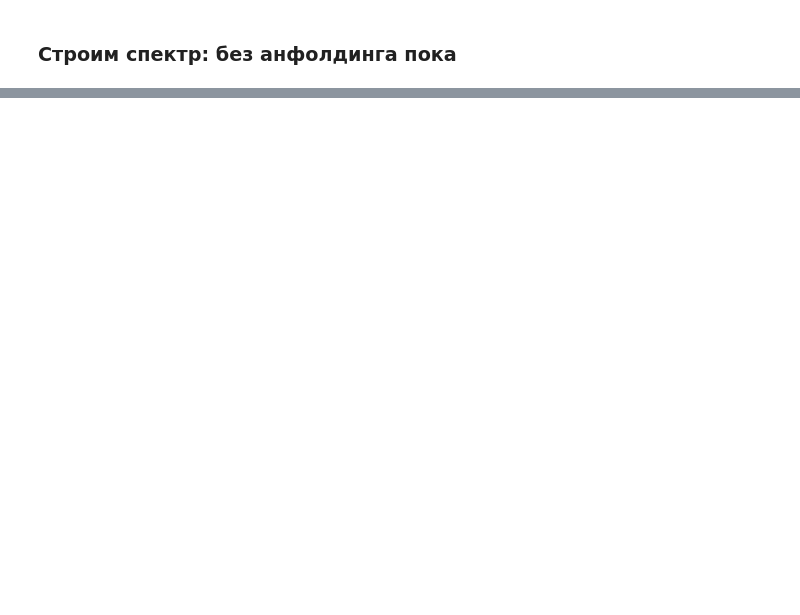
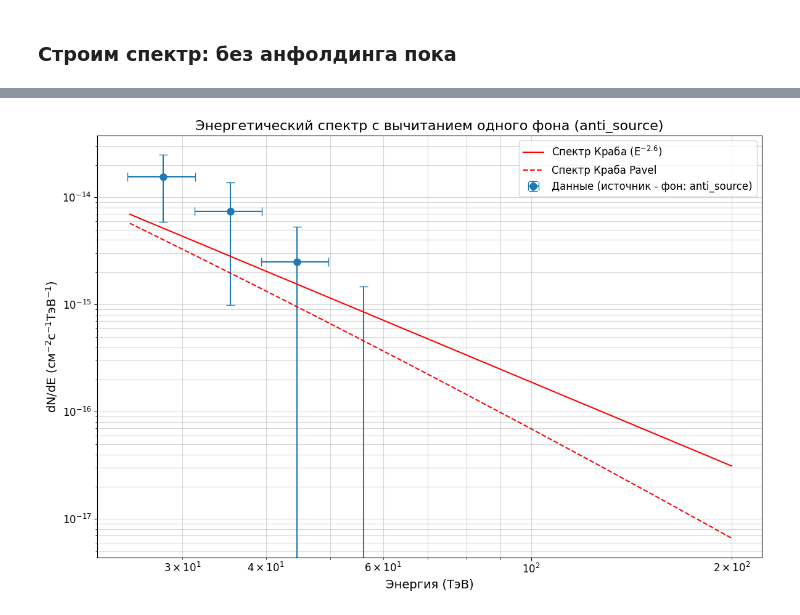
Before and after one commit to Alexandra-mipt/TAIGA, a Jupyter notebook: Гамма-адронное разделение-Copy1.ipynb, the cells around one changed output, grey strips where cells are left out. Saved outputs shown, nothing was run; the diff lists cells and outputs as text; code cells hidden in the pictures; blank space fills up the shorter version.

```diff
--- a/Гамма-адронное разделение-Copy1.ipynb
+++ b/Гамма-адронное разделение-Copy1.ipynb
@@ -1214,0 +1437,74 @@ exp_data.head(10).style
+# %%
+# Новая функция для расчета спектра с ОДНИМ фон
+
+# from scipy.stats import binned_statistic
+
+def calculate_spectrum_with_single_background(source_data, background_df, energy_bins, eff_area, observation_time):
+    # Число событий источника и фона в бинах
+    counts_on, bin_edges = np.histogram(source_data['reconstructed_energy'], bins=energy_bins)
+    counts_bg, _ = np.histogram(background_df['reconstructed_energy'], bins=energy_bins)
+
+    # Чистые сигнальные события (простое вычитание фона)
+    signal_counts = counts_on - counts_bg
+
+    dE = np.diff(energy_bins)
+    print('ON:', counts_on)
+    print('OFF:', counts_bg)
+
+    # Дифференциальный поток (dN/dE)
+    flux = signal_counts / (eff_area * 10**4 * observation_time * dE)
+
+    # Ошибки (статистика источника + фона)
+    flux_errors = np.sqrt(counts_on + counts_bg) / (eff_area * 10**4 * observation_time * dE)
+
+    return flux, flux_errors, counts_bg, counts_on
+
+energy_bins = np.logspace(np.log10(25), np.log10(200), 10)  # от 25 до 200 ТэВ
+
+# Расчет эффективной площади
+eff_area = calculate_effective_area(
+    df_hill_sel,  # события из моделирования после триггера телескопа
+    df_all,       # все смоделированные события
+    energy_bins
+)
+
+print('eff_area:', eff_area)
+
+# Расчет спектра с ОДНИМ фоновым регионом
+flux, flux_errors, bg_counts, sg_counts = calculate_spectrum_with_single_background(
+    exp_data,
+    anti_source_processed,  # Используем только один фоновый регион
+    energy_bins,
+    eff_area,
+    observation_time
+)
+
+print(sg_counts)
+
+# Центры бинов для отображения
+bin_centers = np.sqrt(energy_bins[:-1] * energy_bins[1:])
+bin_widths = energy_bins[1:] - energy_bins[:-1]
+
+# Построение графика
+plt.figure(figsize=(12, 8))
+plt.errorbar(bin_centers, flux,
+            xerr=bin_widths/2,
+            yerr=flux_errors,
+            fmt='o', markersize=8, capsize=5,
+            label=f'Данные (источник - фон: anti_source)')
+
+# Теоретические спектры
+plt.plot(energy_bins, 3e-11 * (energy_bins)**(-2.6), 'r-', label='Спектр Краба (E$^{-2.6}$)')
+plt.plot(energy_bins, 2.35e-13 * ((energy_bins/7)**(-2.79 - 0.1*np.log(energy_bins/7))), 'r--',
+         label='Спектр Краба Pavel')
+
+plt.xscale('log')
+plt.yscale('log')
+plt.xlabel('Энергия (ТэВ)', fontsize=14)
+plt.ylabel('dN/dE (см$^{-2}$с$^{-1}$ТэВ$^{-1}$)', fontsize=14)
+plt.title('Энергетический спектр с вычитанием одного фона (anti_source)', fontsize=16)
+plt.legend(fontsize=12)
+plt.grid(which='both', alpha=0.5)
+plt.tight_layout()
+plt.show()
+# %% [output]
@@ -1214,0 +1517 @@ exp_data.head(10).style
+[figure, added]
```
Also changed, not shown: parts of 28 cells of this notebook.
